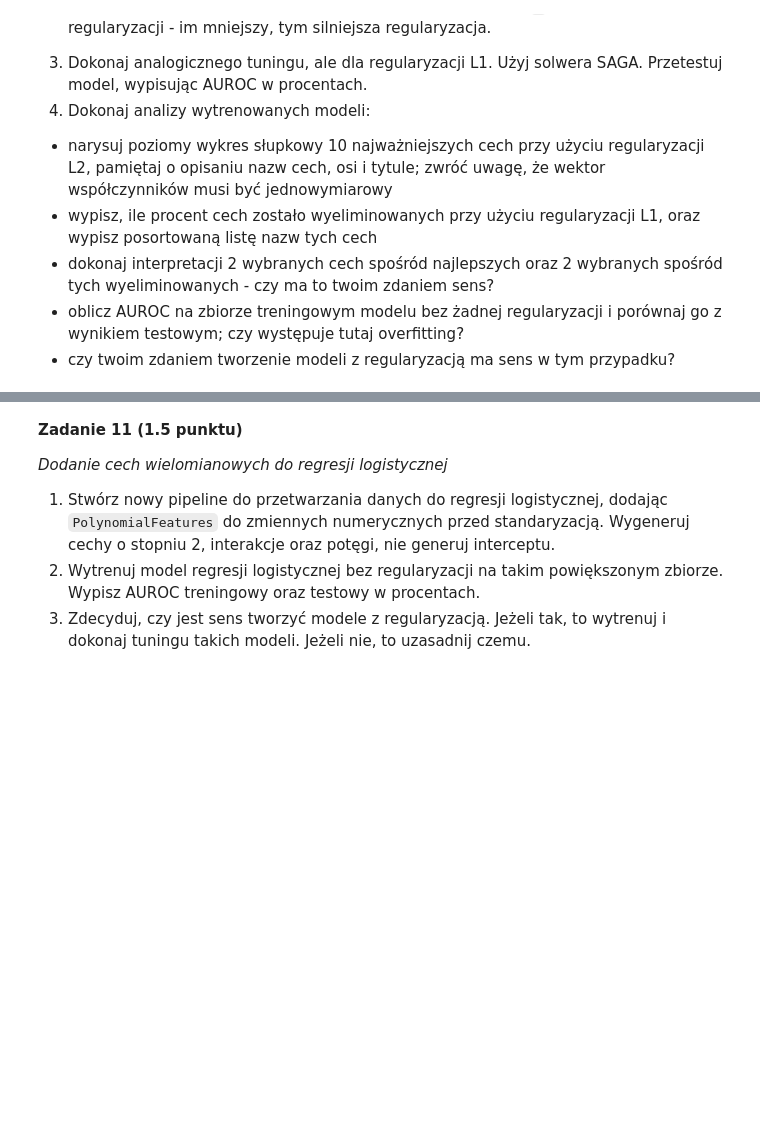
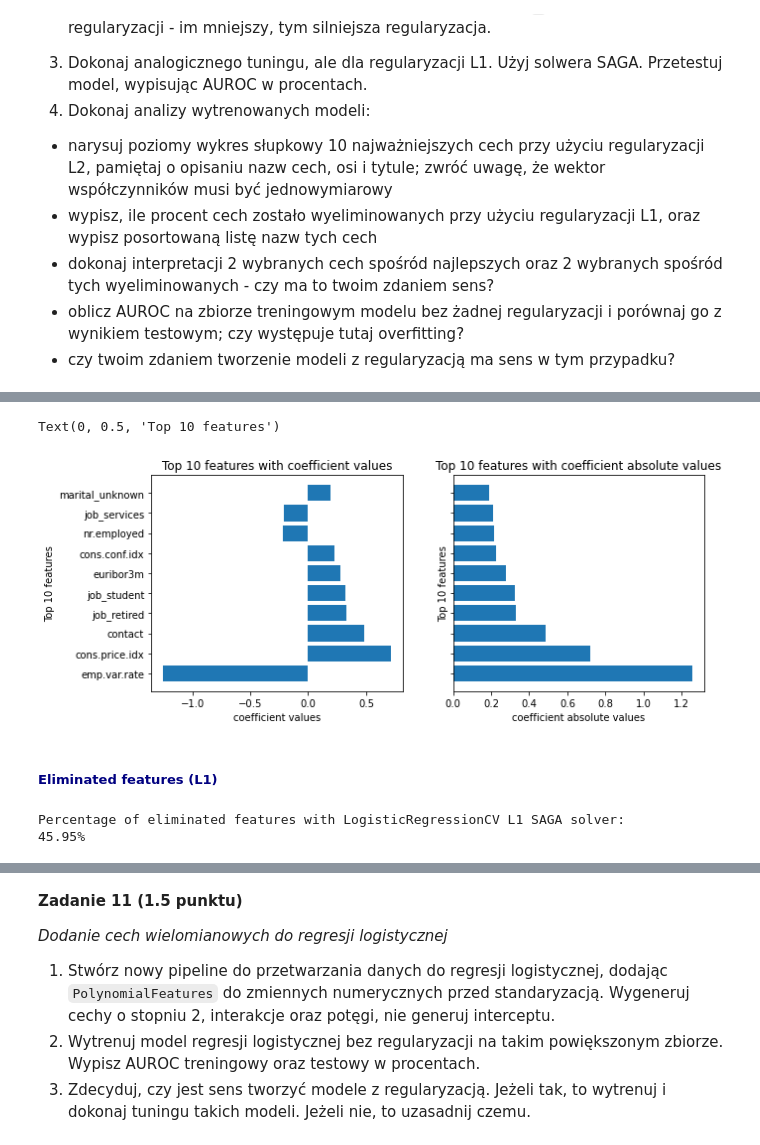
Before and after one commit to basiav/ML-Intro-Course-AGH, a Jupyter notebook: lab1/notebook_empty.ipynb, the cells around one changed output, grey strips where cells are left out. Drawn from its saved outputs; the diff is of its cells as text; code cells hidden in the pictures; blank space fills up the shorter version.

```diff
--- a/lab1/notebook_empty.ipynb
+++ b/lab1/notebook_empty.ipynb
@@ -1081,0 +1085,10 @@ X_test = column_transformer.transform(X_test)
+# %%
+reg_logistic = LogisticRegression(class_weight="balanced", penalty=None)
+reg_logistic.fit(X_train, y_train)
+
+y_pred = reg_logistic.predict(X_test)
+# y_pred_proba = reg_logistic.predict_proba(X_test) # Probability estimates
+# y_dec = reg_logistic.decision_function(X_test) # Predict cofidence scores for samples
+auroc = roc_auc_score(y_test, y_pred)
+
+print(f"AUROC: {auroc*100:.2f}%")
@@ -1081,0 +1099,4 @@ X_test = column_transformer.transform(X_test)
+# %%
+# roc_auc_ovr, roc_auc, roc_auc_ovo_weighted, roc_auc_ovo, roc_auc_ovr_weighted -> metrics.roc_auc_score
+reg_logistic_cv = LogisticRegressionCV(Cs=100, cv=5, class_weight="balanced", random_state=0, n_jobs=-1, scoring="roc_auc")
+reg_logistic_cv.fit(X_train, y_train);
@@ -1081,0 +1144,34 @@ X_test = column_transformer.transform(X_test)
+# %%
+# Remove prefixes from feature names in column_transformer
+feature_names = pd.Series(column_transformer.get_feature_names_out())
+feature_names = feature_names.map(lambda x: x.replace('standardscaler__', '')).map(lambda x: x.replace("onehotencoder__", ''))
+# %%
+coeffs_logreg_cv_L2 = pd.Series(reg_logistic_cv.coef_.flatten(), index=feature_names, name="Logistic Regression CV L2 feature coefficients")
+
+sorted_coeffs = coeffs_logreg_cv_L2.sort_values(key=lambda x: abs(x), ascending=False)
+top_10 = sorted_coeffs.head(10)
+# %%
+fig, axes = plt.subplots(1, 2, sharey=True, figsize=(10,4))
+
+axes[0].barh(top_10.index, top_10.values)
+axes[0].set_title("Top 10 features with coefficient values")
+axes[0].set_xlabel("coefficient values")
+axes[0].set_ylabel("Top 10 features")
+
+axes[1].barh(top_10.index, np.abs(top_10.values))
+axes[1].set_title("Top 10 features with coefficient absolute values")
+axes[1].set_xlabel("coefficient absolute values")
+axes[1].set_ylabel("Top 10 features")
+# %% [output]
+Text(0, 0.5, 'Top 10 features')
+[figure, added]
+# %% [markdown]
+##### <font color=navy>Eliminated features (L1)</font>
+# %%
+coeff_l1_zero_perc = np.sum(reg_logistic_cv_L1.coef_.flatten() == 0) / len(reg_logistic_cv_L1.coef_.flatten())
+
+print("Percentage of eliminated features with LogisticRegressionCV L1 SAGA solver:")
+print(f"{100 * coeff_l1_zero_perc:.2f}%")
+# %% [output]
+Percentage of eliminated features with LogisticRegressionCV L1 SAGA solver:
+45.95%
```
Also changed, not shown: parts of 32 cells of this notebook.
